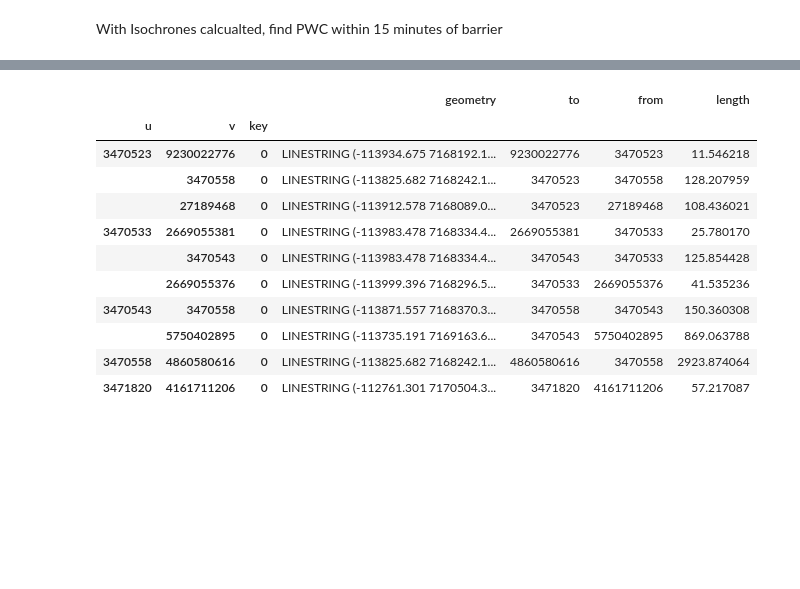
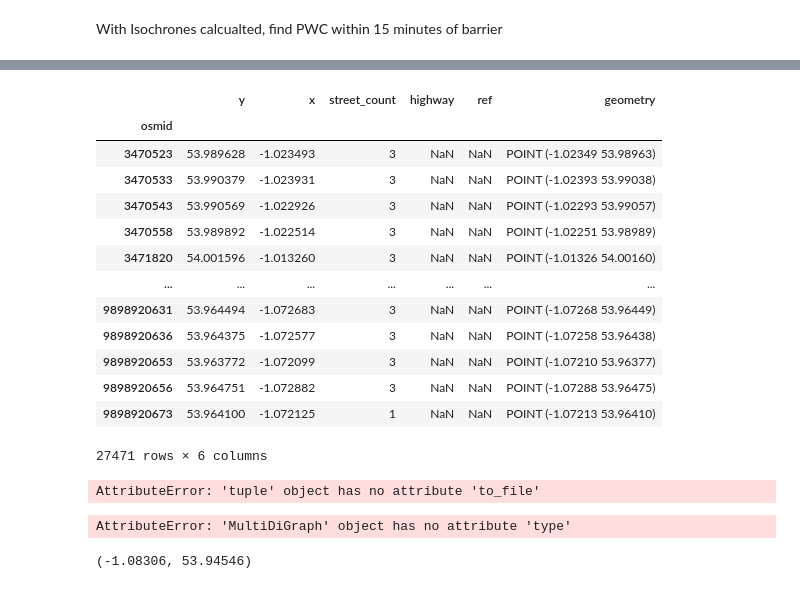
Before and after one commit to Froguin99/BarrierRemoval, a Jupyter notebook: Processing/Scripts/AminitiesAnalysis.ipynb, the cells around one changed output, grey strips where cells are left out. Saved outputs shown, nothing was run; the diff lists cells and outputs as text; code cells hidden in the pictures; blank space fills up the shorter version.

```diff
--- a/Processing/Scripts/AminitiesAnalysis.ipynb
+++ b/Processing/Scripts/AminitiesAnalysis.ipynb
@@ -292,15 +358,18 @@ test['length'] = test.length
-# %%
-test.head(10)
-# %% [output]
-|  |  |  | geometry | to | from | length |
-| u | v | key |  |  |  |  |
-| 3470523 | 9230022776 | 0 | LINESTRING (-113934.675 7168192.1... | 9230022776 | 3470523 | 11.546218 |
-|  | 3470558 | 0 | LINESTRING (-113825.682 7168242.1... | 3470523 | 3470558 | 128.207959 |
-|  | 27189468 | 0 | LINESTRING (-113912.578 7168089.0... | 3470523 | 27189468 | 108.436021 |
-| 3470533 | 2669055381 | 0 | LINESTRING (-113983.478 7168334.4... | 2669055381 | 3470533 | 25.780170 |
-|  | 3470543 | 0 | LINESTRING (-113983.478 7168334.4... | 3470543 | 3470533 | 125.854428 |
-|  | 2669055376 | 0 | LINESTRING (-113999.396 7168296.5... | 3470533 | 2669055376 | 41.535236 |
-| 3470543 | 3470558 | 0 | LINESTRING (-113871.557 7168370.3... | 3470558 | 3470543 | 150.360308 |
-|  | 5750402895 | 0 | LINESTRING (-113735.191 7169163.6... | 3470543 | 5750402895 | 869.063788 |
-| 3470558 | 4860580616 | 0 | LINESTRING (-113825.682 7168242.1... | 4860580616 | 3470558 | 2923.874064 |
-| 3471820 | 4161711206 | 0 | LINESTRING (-112761.301 7170504.3... | 3471820 | 4161711206 | 57.217087 |
+# %%
+G_edges
+G_nodes
+# %% [output]
+|  | y | x | street_count | highway | ref | geometry |
+| osmid |  |  |  |  |  |  |
+| 3470523 | 53.989628 | -1.023493 | 3 | NaN | NaN | POINT (-1.02349 53.98963) |
+| 3470533 | 53.990379 | -1.023931 | 3 | NaN | NaN | POINT (-1.02393 53.99038) |
+| 3470543 | 53.990569 | -1.022926 | 3 | NaN | NaN | POINT (-1.02293 53.99057) |
+| 3470558 | 53.989892 | -1.022514 | 3 | NaN | NaN | POINT (-1.02251 53.98989) |
+| 3471820 | 54.001596 | -1.013260 | 3 | NaN | NaN | POINT (-1.01326 54.00160) |
+| ... | ... | ... | ... | ... | ... | ... |
+| 9898920631 | 53.964494 | -1.072683 | 3 | NaN | NaN | POINT (-1.07268 53.96449) |
+| 9898920636 | 53.964375 | -1.072577 | 3 | NaN | NaN | POINT (-1.07258 53.96438) |
+| 9898920653 | 53.963772 | -1.072099 | 3 | NaN | NaN | POINT (-1.07210 53.96377) |
+| 9898920656 | 53.964751 | -1.072882 | 3 | NaN | NaN | POINT (-1.07288 53.96475) |
+| 9898920673 | 53.964100 | -1.072125 | 1 | NaN | NaN | POINT (-1.07213 53.96410) |
+27471 rows × 6 columns
@@ -306,0 +378,8 @@ test.head(10)
+# %%
+G_output.to_file(r"C:\Users\b8008458\Documents\2021_2022\Scratch Space\testoutput.shp")
+# %% [output]
+AttributeError: 'tuple' object has no attribute 'to_file'
+# %%
+G.type()
+# %% [output]
+AttributeError: 'MultiDiGraph' object has no attribute 'type'
@@ -306,0 +388,4 @@ test.head(10)
+# %%
+loc
+# %% [output]
+(-1.08306, 53.94546)
```
Also changed, not shown: parts of 26 cells of this notebook.
